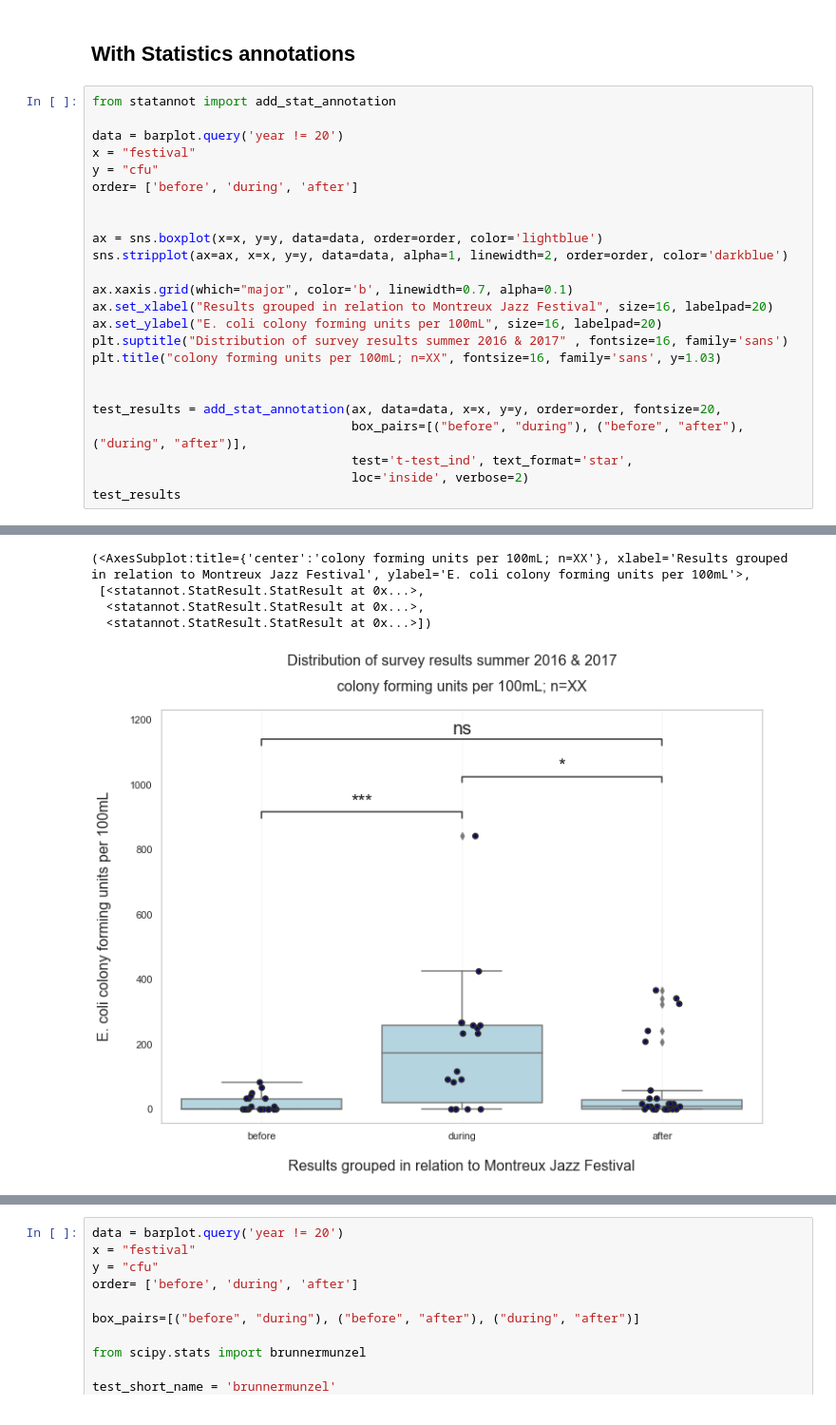
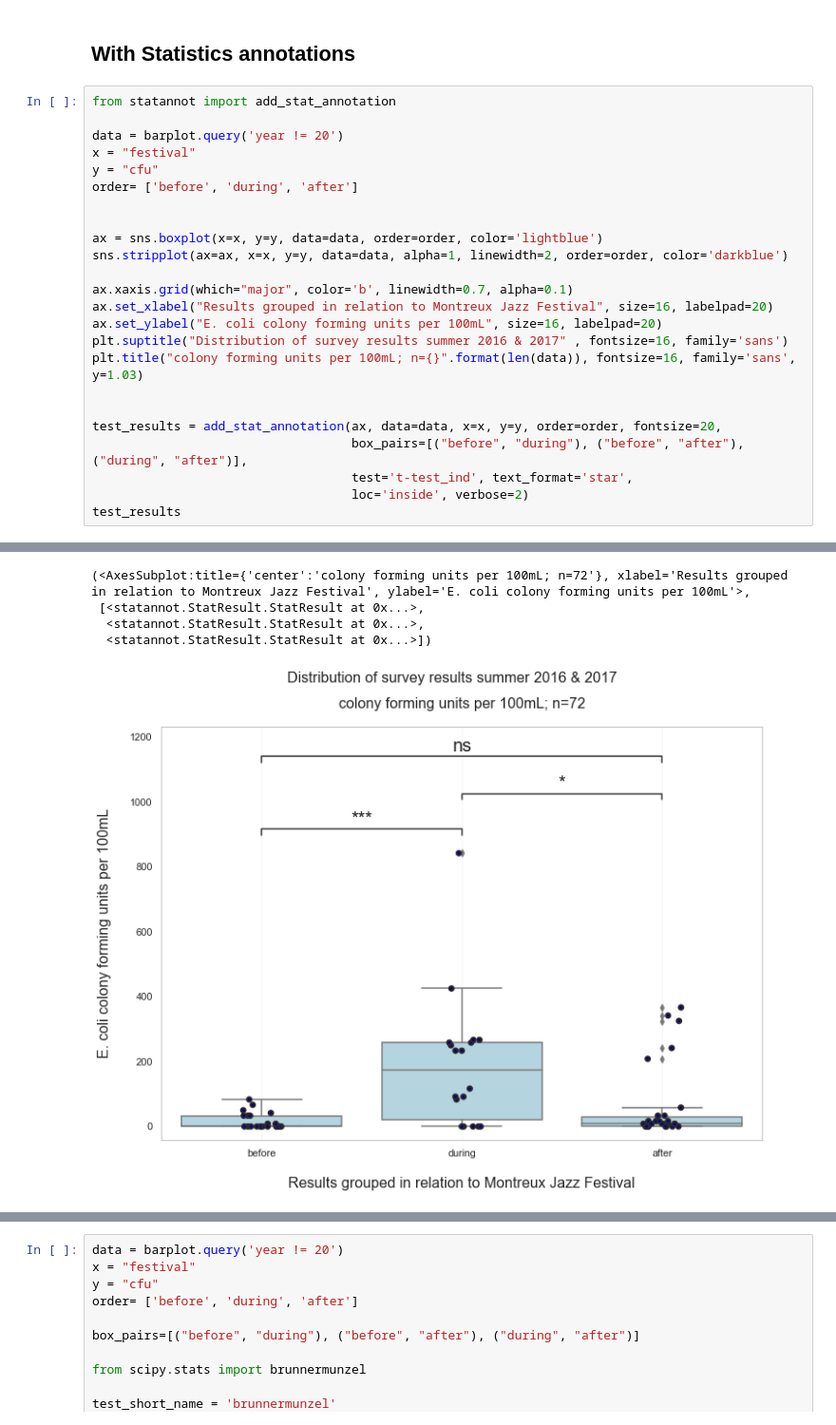
Before and after one commit to Hackuarium/montreux-water-quality, a Jupyter notebook: 2-plots.ipynb, the cells around one changed output, grey strips where cells are left out. Shown at 95% size. Saved outputs shown, nothing was run; the diff lists cells and outputs as text.

```diff
--- a/2-plots.ipynb
+++ b/2-plots.ipynb
@@ -367,36 +367,36 @@ order= ['before', 'during', 'after']
 
 
 ax = sns.boxplot(x=x, y=y, data=data, order=order, color='lightblue')
 sns.stripplot(ax=ax, x=x, y=y, data=data, alpha=1, linewidth=2, order=order, color='darkblue')
 
 ax.xaxis.grid(which="major", color='b', linewidth=0.7, alpha=0.1)
 ax.set_xlabel("Results grouped in relation to Montreux Jazz Festival", size=16, labelpad=20)
 ax.set_ylabel("E. coli colony forming units per 100mL", size=16, labelpad=20)
 plt.suptitle("Distribution of survey results summer 2016 & 2017" , fontsize=16, family='sans')
-plt.title("colony forming units per 100mL; n=XX", fontsize=16, family='sans', y=1.03)
+plt.title("colony forming units per 100mL; n={}".format(len(data)), fontsize=16, family='sans', y=1.03)
 
 
 test_results = add_stat_annotation(ax, data=data, x=x, y=y, order=order, fontsize=20,
                                    box_pairs=[("before", "during"), ("before", "after"), ("during", "after")],
                                    test='t-test_ind', text_format='star',
                                    loc='inside', verbose=2)
 test_results
 # %% [output]
 p-value annotation legend:
 ns: 5.00e-02 < p <= 1.00e+00
 *: 1.00e-02 < p <= 5.00e-02
 **: 1.00e-03 < p <= 1.00e-02
 ***: 1.00e-04 < p <= 1.00e-03
 ****: p <= 1.00e-04
 
 before v.s. during: t-test independent samples with Bonferroni correction, P_val=5.426e-04 stat=-4.127e+00
 during v.s. after: t-test independent samples with Bonferroni correction, P_val=1.824e-02 stat=2.876e+00
 before v.s. after: t-test independent samples with Bonferroni correction, P_val=2.182e-01 stat=-1.832e+00
-(<AxesSubplot:title={'center':'colony forming units per 100mL; n=XX'}, xlabel='Results grouped in relation to Montreux Jazz Festival', ylabel='E. coli colony forming units per 100mL'>,
+(<AxesSubplot:title={'center':'colony forming units per 100mL; n=72'}, xlabel='Results grouped in relation to Montreux Jazz Festival', ylabel='E. coli colony forming units per 100mL'>,
  [<statannot.StatResult.StatResult at 0x...>,
   <statannot.StatResult.StatResult at 0x...>,
   <statannot.StatResult.StatResult at 0x...>])
-[figure, old version]
+[figure, new version]
 # %%
 data = barplot
 x = "festival"
```
Also changed, not shown: parts of 4 cells of this notebook, 1 other file.
